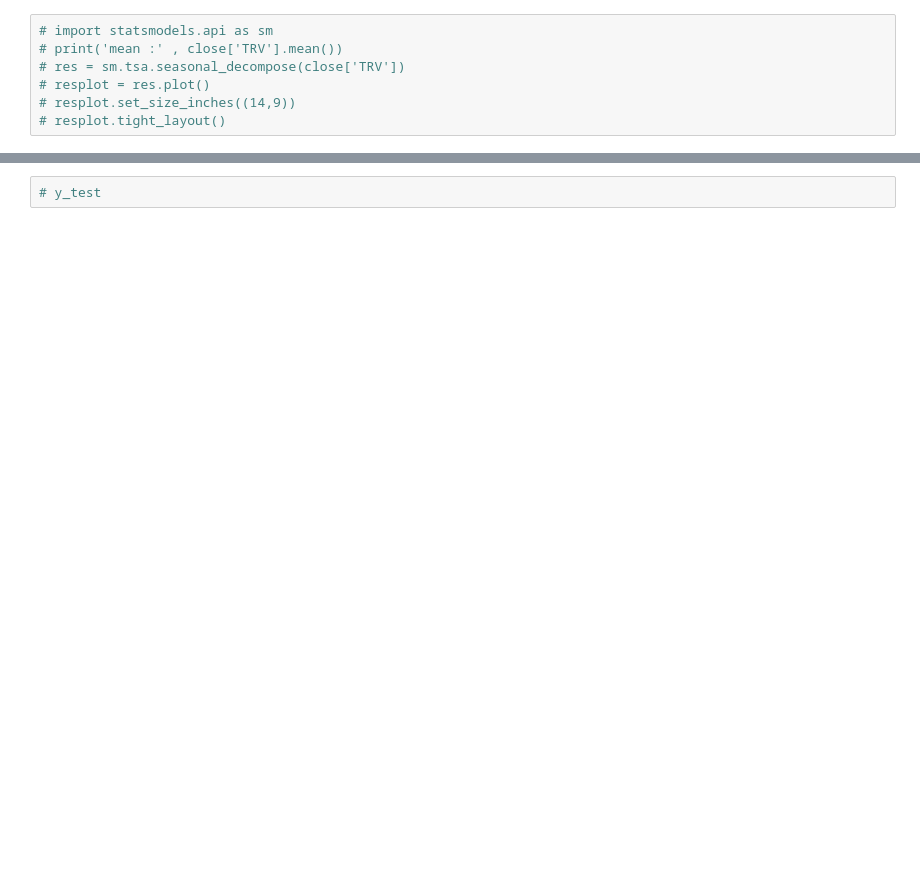
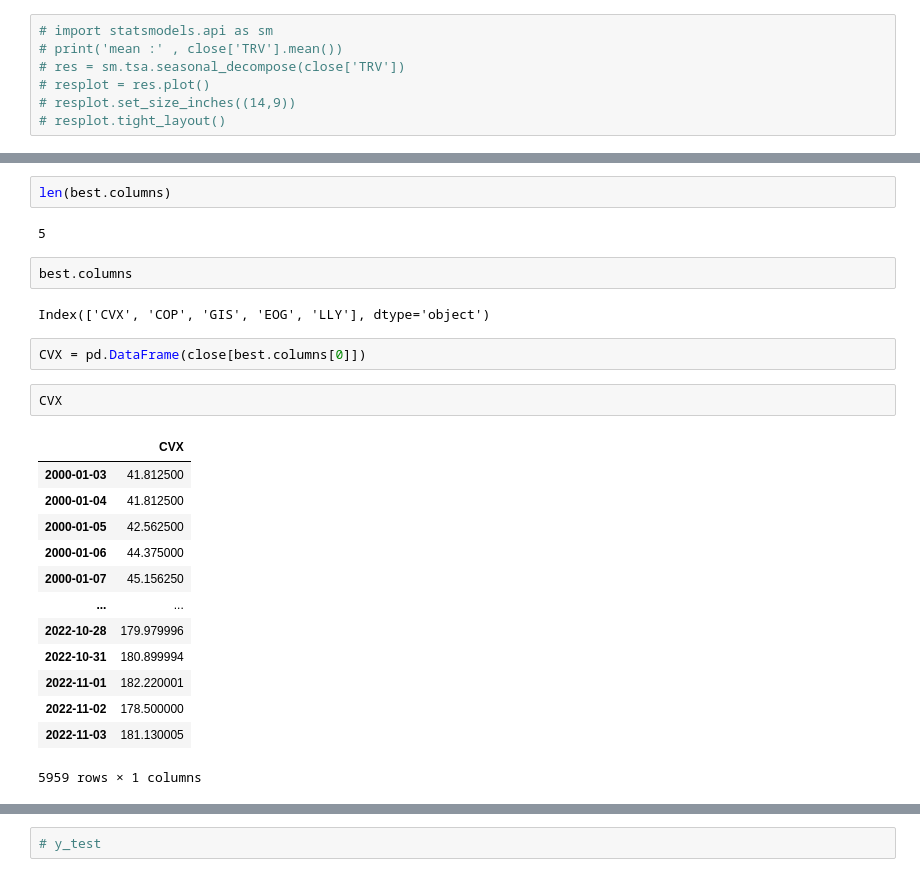
Before and after one commit to Jesus-Almansa/Final_Project_DA, a Jupyter notebook: project.ipynb, the cells around one changed output, grey strips where cells are left out. Cells and saved outputs as stored; diff of their text form; blank space fills up the shorter version.

```diff
--- a/project.ipynb
+++ b/project.ipynb
@@ -442 +442,27 @@ AON
 ... (3 outputs left out)
+# %%
+len(best.columns)
+# %% [output]
+5
+# %%
+best.columns
+# %% [output]
+Index(['CVX', 'COP', 'GIS', 'EOG', 'LLY'], dtype='object')
+# %%
+CVX = pd.DataFrame(close[best.columns[0]])
+# %%
+CVX
+# %% [output]
+|  | CVX |
+| 2000-01-03 | 41.812500 |
+| 2000-01-04 | 41.812500 |
+| 2000-01-05 | 42.562500 |
+| 2000-01-06 | 44.375000 |
+| 2000-01-07 | 45.156250 |
+| ... | ... |
+| 2022-10-28 | 179.979996 |
+| 2022-10-31 | 180.899994 |
+| 2022-11-01 | 182.220001 |
+| 2022-11-02 | 178.500000 |
+| 2022-11-03 | 181.130005 |
+5959 rows × 1 columns
```
Also changed, not shown: parts of 19 cells of this notebook.
